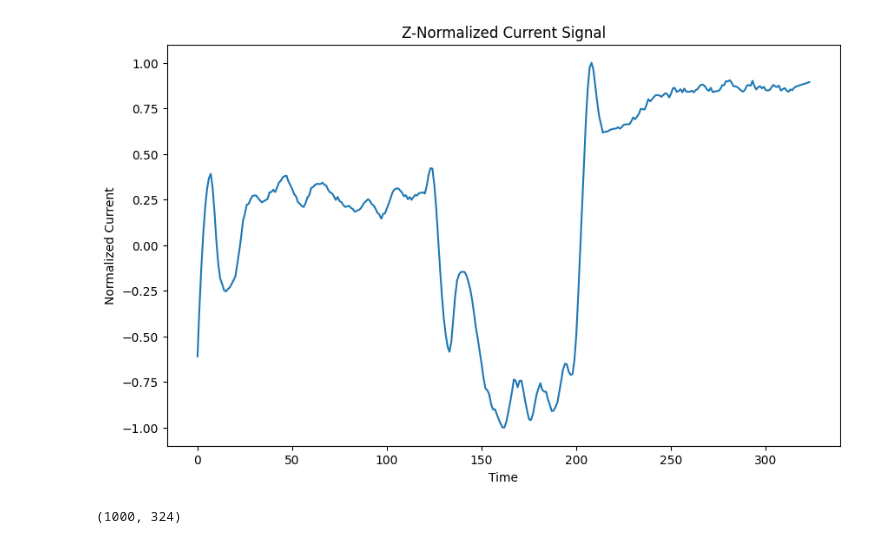
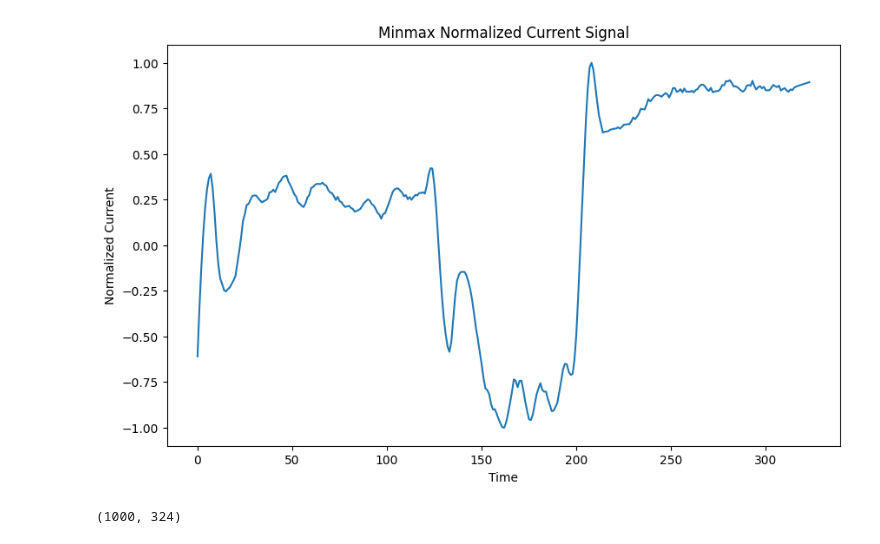
Before and after one commit to BlueAsuka/RAVEN, a Jupyter notebook: notebooks/raven_torch.ipynb, the cells around one changed output. Cells and saved outputs as stored; diff of their text form; code cells hidden in the pictures.

```diff
--- a/notebooks/raven_torch.ipynb
+++ b/notebooks/raven_torch.ipynb
@@ -79,12 +63,12 @@ minmax_X_m40kg = 2 * (X_m40kg - np.min(X_m40kg, axis=1, keepdims=True)) / (np.ma
 # %%
 plt.figure(figsize=(10, 6))
 plt.plot(minmax_X_20kg[0])
 plt.xlabel('Time')
 plt.ylabel('Normalized Current')
-plt.title('Z-Normalized Current Signal')
+plt.title('Minmax Normalized Current Signal')
 plt.show()
 # %% [output]
-[figure, old version]
+[figure, new version]
 # %%
 lower_bound = 0.1   # Lower bound of the range (inclusive)
 upper_bound = 1000  # Upper bound of the range (exclusive)
```
Also changed, not shown: parts of 3 cells of this notebook, 3 other files.
